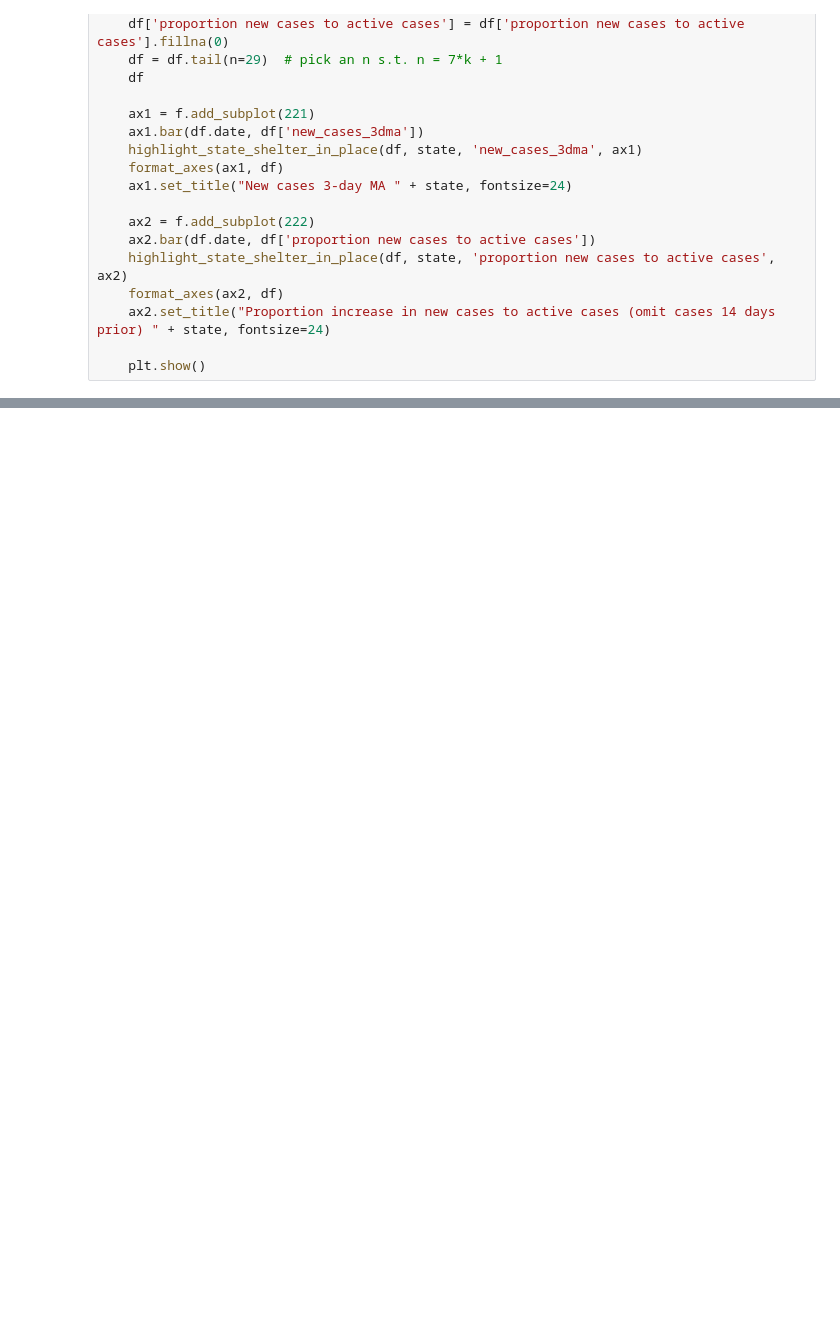
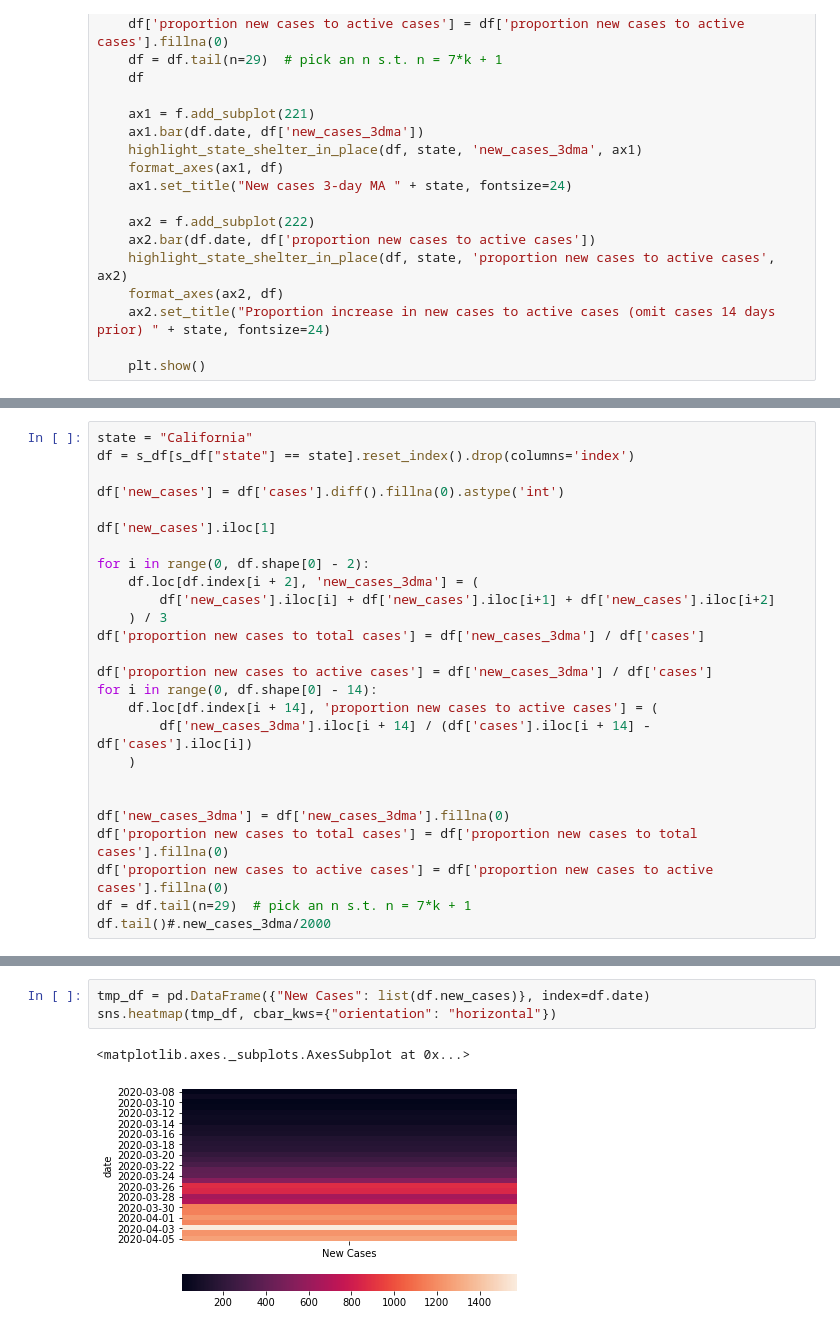
Before and after one commit to rirwin/covid-19-data, a Jupyter notebook: notebooks/covid19.ipynb, the cells around one changed output, grey strips where cells are left out. Drawn from its saved outputs; the diff is of its cells as text; blank space fills up the shorter version.

Commit message:
updating for newer data

```diff
--- a/notebooks/covid19.ipynb
+++ b/notebooks/covid19.ipynb
@@ -303,0 +306,26 @@ Text(0.5, 1.0, 'Percent daily increase in cases California as of 2020-04-04')
+# %%
+state = "California"
+df = s_df[s_df["state"] == state].reset_index().drop(columns='index')
+
+df['new_cases'] = df['cases'].diff().fillna(0).astype('int')
+
+df['new_cases'].iloc[1]
+
+for i in range(0, df.shape[0] - 2):
+    df.loc[df.index[i + 2], 'new_cases_3dma'] = (
+        df['new_cases'].iloc[i] + df['new_cases'].iloc[i+1] + df['new_cases'].iloc[i+2]
+    ) / 3
+df['proportion new cases to total cases'] = df['new_cases_3dma'] / df['cases']
+
+df['proportion new cases to active cases'] = df['new_cases_3dma'] / df['cases']
+for i in range(0, df.shape[0] - 14):
+    df.loc[df.index[i + 14], 'proportion new cases to active cases'] = (
+        df['new_cases_3dma'].iloc[i + 14] / (df['cases'].iloc[i + 14] - df['cases'].iloc[i])
+    )
+
+
+df['new_cases_3dma'] = df['new_cases_3dma'].fillna(0)
+df['proportion new cases to total cases'] = df['proportion new cases to total cases'].fillna(0)
+df['proportion new cases to active cases'] = df['proportion new cases to active cases'].fillna(0)
+df = df.tail(n=29)  # pick an n s.t. n = 7*k + 1
+df.tail()#.new_cases_3dma/2000
@@ -303,0 +361,6 @@ Text(0.5, 1.0, 'Percent daily increase in cases California as of 2020-04-04')
+# %%
+tmp_df = pd.DataFrame({"New Cases": list(df.new_cases)}, index=df.date)
+sns.heatmap(tmp_df, cbar_kws={"orientation": "horizontal"})
+# %% [output]
+<matplotlib.axes._subplots.AxesSubplot at 0x...>
+[figure, added]
```
Also changed, not shown: parts of 19 cells of this notebook.
